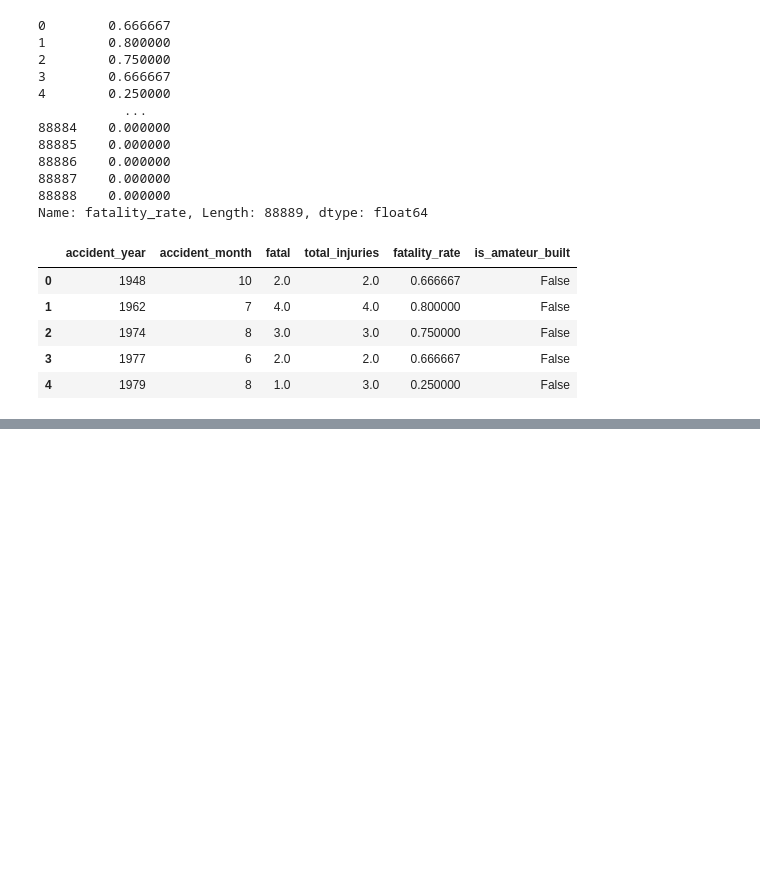
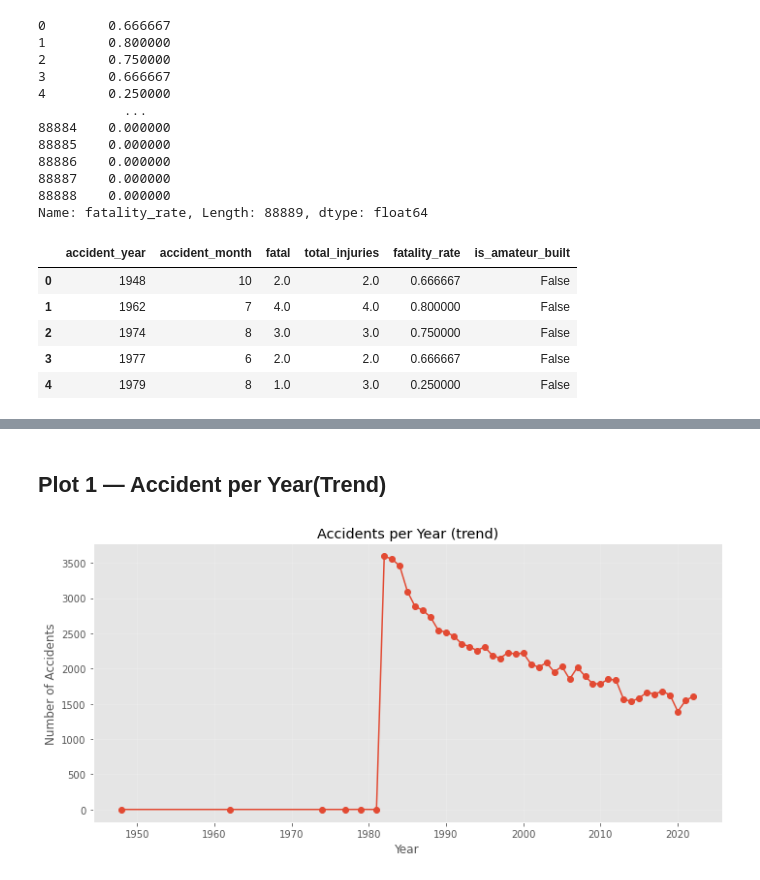
Before and after one commit to ChairoSolutions/New-Aviation-LowRisk-AircraftPurchase-Project, a Jupyter notebook: Brian.ipynb, the cells around one changed output, grey strips where cells are left out. Saved outputs shown, nothing was run; the diff lists cells and outputs as text; code cells hidden in the pictures; blank space fills up the shorter version.

Commit message:
EDA completed — saved seven visualizations and summaries to Slides/

```diff
--- a/Brian.ipynb
+++ b/Brian.ipynb
@@ -346,0 +358,16 @@ df_cleaned[['accident_year','accident_month','fatal','total_injuries','fatality_
+# %% [markdown]
+## Plot 1 — Accident per Year(Trend)
+# %%
+#  Accident per year(trend stability)
+plt.figure(figsize=(10,5))
+year_counts = df_cleaned['accident_year'].dropna().astype(int).value_counts().sort_index()
+plt.plot(year_counts.index, year_counts.values, marker='o')
+plt.title("Accidents per Year (trend)")
+plt.xlabel("Year")
+plt.ylabel("Number of Accidents")
+plt.grid(alpha=0.2)
+plt.tight_layout()
+plt.savefig("Presentation/01_accidents_per_year.png", dpi=200)
+plt.show()
+# %% [output]
+[figure, added]
```
Also changed, not shown: parts of 20 cells of this notebook, 9 other files.
